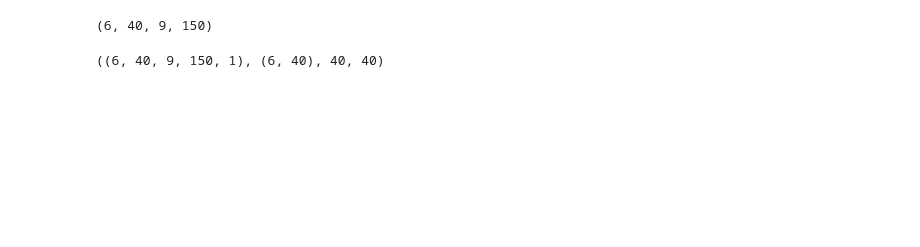
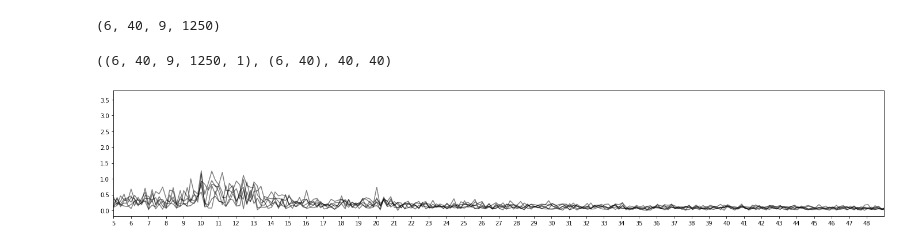
Before and after one commit to NeuroTech-UCSD/Oz-Speller, a Jupyter notebook: notebooks/Brainda_Dataset_Analysis[Simon].ipynb, the cells around one changed output. Saved outputs shown, nothing was run; the diff lists cells and outputs as text; code cells hidden in the pictures; blank space fills up the shorter version.

```diff
--- a/notebooks/Brainda_Dataset_Analysis[Simon].ipynb
+++ b/notebooks/Brainda_Dataset_Analysis[Simon].ipynb
@@ -27,18 +34,34 @@ X, y, meta = paradigm.get_data(
     return_concat=False,
     n_jobs=1,
     verbose=False)
-eeg = np.zeros((40, 6, 9, 150))
-y_temp = np.zeros((40, 6))
+# eeg = np.zeros((40, 6, 9, 150))
+eeg = np.zeros((40, 6, 9, 1250))
+# y_temp = np.zeros((40, 6))
 for i_target, target in enumerate(X.keys()):
     eeg[i_target] = X[target]
 eeg = eeg.transpose((1,0,2,3))
 X = eeg[...,np.newaxis]
-y = y_temp.T
+# y = np.array(list(y.values())).T
 eeg.shape
+
+# X, y, meta = paradigm.get_data(
+#     dataset,
+#     subjects=[1],
+#     return_concat=False,
+#     n_jobs=1,
+#     verbose=False)
+# eeg = np.zeros((12, 15, 8, 1024))
+# # y_temp = np.zeros((40, 6))
+# for i_target, target in enumerate(X.keys()):
+#     eeg[i_target] = X[target]
+# eeg = eeg.transpose((1,0,2,3))
+# X = eeg[...,np.newaxis]
+# y = np.array(list(y.values())).T
+# eeg.shape
 # %% [output]
-(6, 40, 9, 150)
+(6, 40, 9, 1250)
 # %%
 X.shape, y.shape,len(freqs),len(phases) # 6 trials x 40 classes
 # (240, 9, 150), (240,) --> (6, 40, 9, 150, 1), (6, 40)
 # %% [output]
-((6, 40, 9, 150, 1), (6, 40), 40, 40)
+((6, 40, 9, 1250, 1), (6, 40), 40, 40)
@@ -44,0 +82,23 @@ X.shape, y.shape,len(freqs),len(phases) # 6 trials x 40 classes
+# %%
+# freqs = np.linspace(0.0, 250 / 2, 75)
+# psd = np.abs(fft(eeg)[:,:,:,:75])
+freqs = np.linspace(0.0, 250 / 2, 1250//2)
+psd = 1/(1250//2)*np.abs(fft(eeg)[:,:,:,:(1250//2)])
+plt.figure(figsize=(24, 4))
+plt.xticks(range(5,49));
+ax = plt.subplot()
+ax.set_xlim(5, 49)
+for i_trial in range(eeg.shape[0]):
+    sns.lineplot(x=freqs, y=psd[i_trial,0,0,:], ax=ax,color='black', alpha = 0.5)
+
+# freqs = np.linspace(0.0, 256 / 2, 512)
+# psd = np.abs(fft(eeg)[:,:,:,:512])
+# plt.figure(figsize=(24, 4))
+# # plt.xticks(range(5,49));
+# ax = plt.subplot()
+# ax.set_xlim(5, 49)
+# ax.set_ylim(0, 1500)
+# for i_trial in range(eeg.shape[0]):
+#     sns.lineplot(x=freqs, y=psd[i_trial,0,0,:], ax=ax,color='black', alpha = 0.5)
+# %% [output]
+[figure, added]
```
Also changed, not shown: parts of 18 cells of this notebook.
